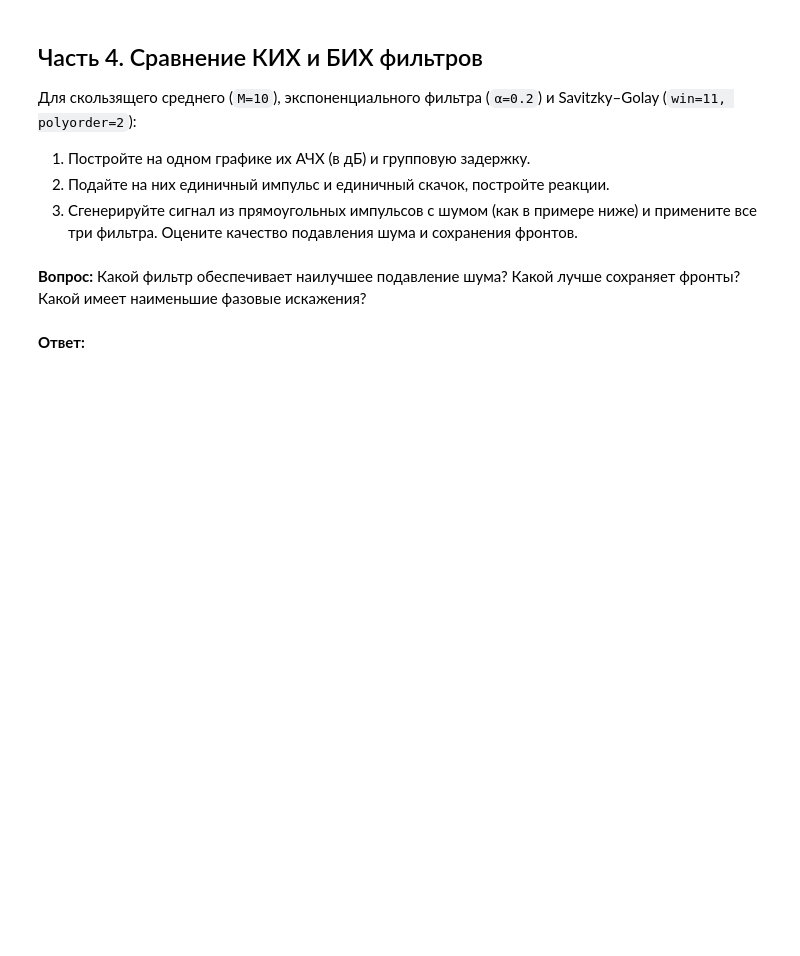
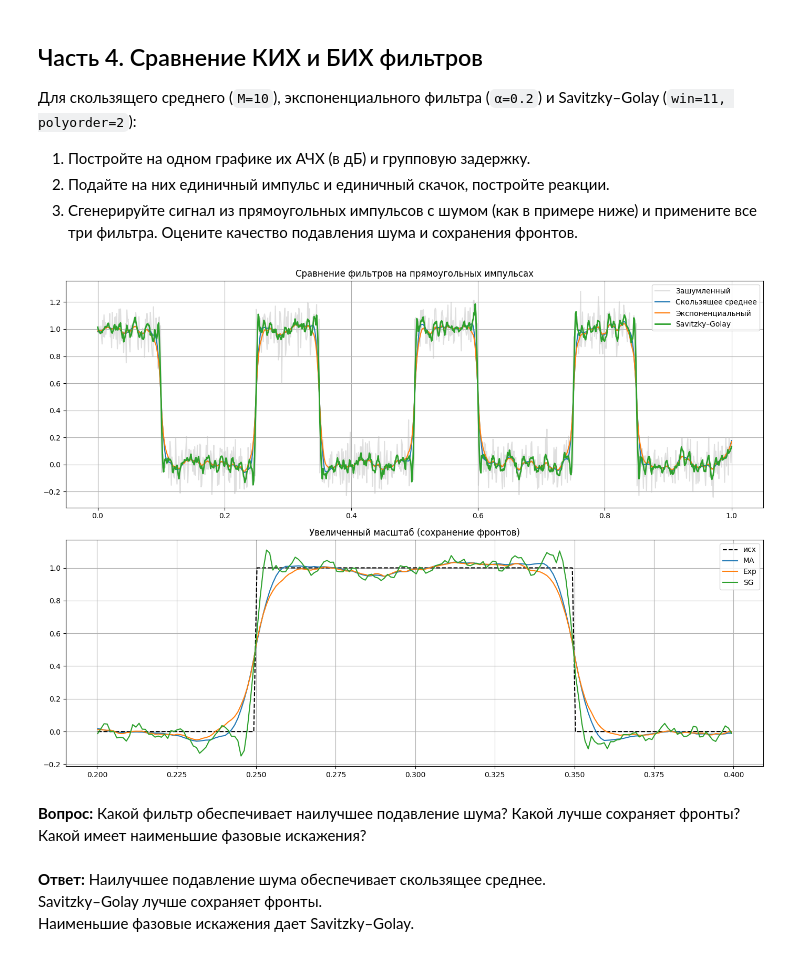
Before and after one commit to Uzema/dsp-seminars, a Jupyter notebook: seminars/5.ipynb, the cells around one changed output. Drawn from its saved outputs; the diff is of its cells as text; code cells hidden in the pictures; blank space fills up the shorter version.

```diff
--- a/seminars/5.ipynb
+++ b/seminars/5.ipynb
@@ -465,4 +448,56 @@ x_pulse_noisy = pulse_train + noise
+# %%
+fs = 1000
+t = np.linspace(0, 1, fs)
+pulse_train = np.zeros_like(t)
+pulse_train[0:100] = 1
+pulse_train[250:350] = 1
+pulse_train[500:600] = 1
+pulse_train[750:850] = 1
+noise = 0.1 * np.random.randn(len(t))
+x_pulse_noisy = pulse_train + noise
+
+# Ваш код здесь: определить коэффициенты фильтров (M=10, alpha=0.2, sg coeffs)
+b_ma = np.ones(10) / 10
+a_ma = [1]
+
+alpha = 0.2
+b_exp = [alpha]
+a_exp = [1, -(1 - alpha)]
+
+# Ваш код здесь: отфильтровать x_pulse_noisy каждым фильтром
+x_ma = signal.filtfilt(b_ma, a_ma, x_pulse_noisy)
+x_exp = signal.filtfilt(b_exp, a_exp, x_pulse_noisy)
+x_sg = signal.savgol_filter(x_pulse_noisy, window_length=11, polyorder=2)
+
+# Ваш код здесь: построить графики (исходный + три отфильтрованных)
+plt.figure(figsize=(14, 10))
+
+plt.subplot(2, 1, 1)
+plt.plot(t, x_pulse_noisy, color='silver', alpha=0.5, label='Зашумленный')
+plt.plot(t, x_ma, label='Скользящее среднее', linewidth=1.5)
+plt.plot(t, x_exp, label='Экспоненциальный', linewidth=1.5)
+plt.plot(t, x_sg, label='Savitzky–Golay', linewidth=2)
+plt.title('Сравнение фильтров на прямоугольных импульсах')
+plt.legend()
+plt.grid(True)
+
+plt.subplot(2, 1, 2)
+plt.plot(t[200:400], pulse_train[200:400], 'k--', label='исх')
+plt.plot(t[200:400], x_ma[200:400], label='MA')
+plt.plot(t[200:400], x_exp[200:400], label='Exp')
+plt.plot(t[200:400], x_sg[200:400], label='SG')
+plt.title('Увеличенный масштаб (сохранение фронтов)')
+plt.legend()
+plt.grid(True)
+
+plt.tight_layout()
+plt.show()
+# %% [output]
+[figure, added]
 # %% [markdown]
 **Вопрос:** Какой фильтр обеспечивает наилучшее подавление шума? Какой лучше сохраняет фронты? Какой имеет наименьшие фазовые искажения?
-# %% [markdown]
-**Ответ:**
+# %% [markdown]
+**Ответ:**
+Наилучшее подавление шума обеспечивает скользящее среднее. \
+Savitzky–Golay лучше сохраняет фронты. \
+Наименьшие фазовые искажения дает Savitzky–Golay.
```
Also changed, not shown: parts of 1 cell of this notebook.
